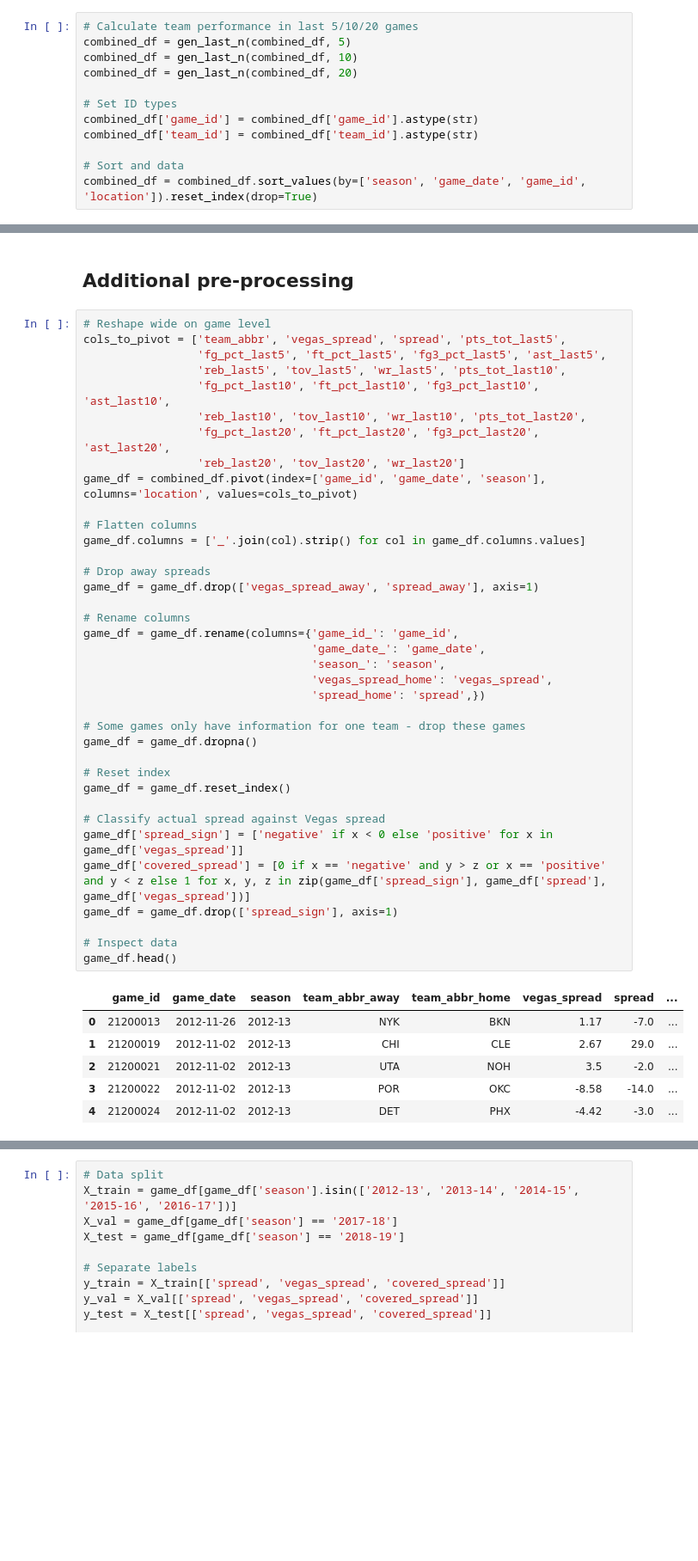
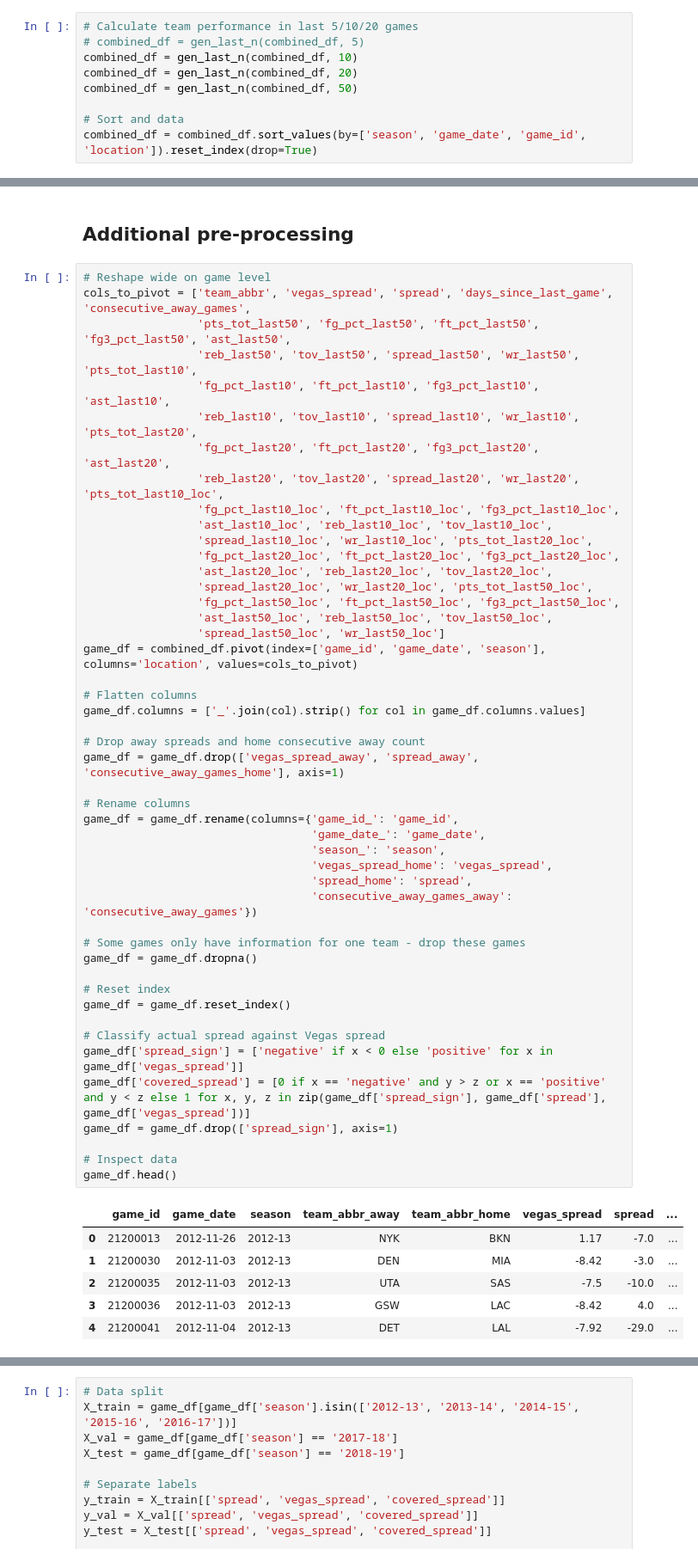
Before and after one commit to dliang5299/MIDS-207-Final-Project, a Jupyter notebook: Data_Processing.ipynb, the cells around one changed output, grey strips where cells are left out. Shown at 86% size. Saved outputs shown, nothing was run; the diff lists cells and outputs as text; blank space fills up the shorter version.

```diff
--- a/Data_Processing.ipynb
+++ b/Data_Processing.ipynb
@@ -212,13 +270,10 @@ def gen_last_n(df, n):
   return df
 # %%
 # Calculate team performance in last 5/10/20 games
-combined_df = gen_last_n(combined_df, 5)
+# combined_df = gen_last_n(combined_df, 5)
 combined_df = gen_last_n(combined_df, 10)
 combined_df = gen_last_n(combined_df, 20)
-
-# Set ID types
-combined_df['game_id'] = combined_df['game_id'].astype(str)
-combined_df['team_id'] = combined_df['team_id'].astype(str)
+combined_df = gen_last_n(combined_df, 50)
 
 # Sort and data
 combined_df = combined_df.sort_values(by=['season', 'game_date', 'game_id', 'location']).reset_index(drop=True)
@@ -344,48 +429,58 @@ plt.show()
 ## Additional pre-processing
 # %%
 # Reshape wide on game level
-cols_to_pivot = ['team_abbr', 'vegas_spread', 'spread', 'pts_tot_last5',
-                 'fg_pct_last5', 'ft_pct_last5', 'fg3_pct_last5', 'ast_last5',
-                 'reb_last5', 'tov_last5', 'wr_last5', 'pts_tot_last10',
+cols_to_pivot = ['team_abbr', 'vegas_spread', 'spread', 'days_since_last_game', 'consecutive_away_games',
+                 'pts_tot_last50', 'fg_pct_last50', 'ft_pct_last50', 'fg3_pct_last50', 'ast_last50',
+                 'reb_last50', 'tov_last50', 'spread_last50', 'wr_last50', 'pts_tot_last10',
                  'fg_pct_last10', 'ft_pct_last10', 'fg3_pct_last10', 'ast_last10',
-                 'reb_last10', 'tov_last10', 'wr_last10', 'pts_tot_last20',
+                 'reb_last10', 'tov_last10', 'spread_last10', 'wr_last10', 'pts_tot_last20',
                  'fg_pct_last20', 'ft_pct_last20', 'fg3_pct_last20', 'ast_last20',
-                 'reb_last20', 'tov_last20', 'wr_last20']
+                 'reb_last20', 'tov_last20', 'spread_last20', 'wr_last20', 'pts_tot_last10_loc',
+                 'fg_pct_last10_loc', 'ft_pct_last10_loc', 'fg3_pct_last10_loc',
+                 'ast_last10_loc', 'reb_last10_loc', 'tov_last10_loc',
+                 'spread_last10_loc', 'wr_last10_loc', 'pts_tot_last20_loc',
+                 'fg_pct_last20_loc', 'ft_pct_last20_loc', 'fg3_pct_last20_loc',
+                 'ast_last20_loc', 'reb_last20_loc', 'tov_last20_loc',
+                 'spread_last20_loc', 'wr_last20_loc', 'pts_tot_last50_loc',
+                 'fg_pct_last50_loc', 'ft_pct_last50_loc', 'fg3_pct_last50_loc',
+                 'ast_last50_loc', 'reb_last50_loc', 'tov_last50_loc',
+                 'spread_last50_loc', 'wr_last50_loc']
 game_df = combined_df.pivot(index=['game_id', 'game_date', 'season'], columns='location', values=cols_to_pivot)
 
 # Flatten columns
 game_df.columns = ['_'.join(col).strip() for col in game_df.columns.values]
 
-# Drop away spreads
-game_df = game_df.drop(['vegas_spread_away', 'spread_away'], axis=1)
+# Drop away spreads and home consecutive away count
+game_df = game_df.drop(['vegas_spread_away', 'spread_away', 'consecutive_away_games_home'], axis=1)
 
 # Rename columns
 game_df = game_df.rename(columns={'game_id_': 'game_id',
                                   'game_date_': 'game_date',
                                   'season_': 'season',
                                   'vegas_spread_home': 'vegas_spread',
-                                  'spread_home': 'spread',})
+                                  'spread_home': 'spread',
+                                  'consecutive_away_games_away': 'consecutive_away_games'})
 
 # Some games only have information for one team - drop these games
 game_df = game_df.dropna()
 
 # Reset index
 game_df = game_df.reset_index()
 
 # Classify actual spread against Vegas spread
 game_df['spread_sign'] = ['negative' if x < 0 else 'positive' for x in game_df['vegas_spread']]
 game_df['covered_spread'] = [0 if x == 'negative' and y > z or x == 'positive' and y < z else 1 for x, y, z in zip(game_df['spread_sign'], game_df['spread'], game_df['vegas_spread'])]
 game_df = game_df.drop(['spread_sign'], axis=1)
 
 # Inspect data
 game_df.head()
 # %% [output]
 |  | game_id | game_date | season | team_abbr_away | team_abbr_home | vegas_spread | spread | ... |
 | 0 | 21200013 | 2012-11-26 | 2012-13 | NYK | BKN | 1.17 | -7.0 | ... |
-| 1 | 21200019 | 2012-11-02 | 2012-13 | CHI | CLE | 2.67 | 29.0 | ... |
-| 2 | 21200021 | 2012-11-02 | 2012-13 | UTA | NOH | 3.5 | -2.0 | ... |
-| 3 | 21200022 | 2012-11-02 | 2012-13 | POR | OKC | -8.58 | -14.0 | ... |
-| 4 | 21200024 | 2012-11-02 | 2012-13 | DET | PHX | -4.42 | -3.0 | ... |
+| 1 | 21200030 | 2012-11-03 | 2012-13 | DEN | MIA | -8.42 | -3.0 | ... |
+| 2 | 21200035 | 2012-11-03 | 2012-13 | UTA | SAS | -7.5 | -10.0 | ... |
+| 3 | 21200036 | 2012-11-03 | 2012-13 | GSW | LAC | -8.42 | 4.0 | ... |
+| 4 | 21200041 | 2012-11-04 | 2012-13 | DET | LAL | -7.92 | -29.0 | ... |
 # %%
 # Inspect result class balance
 game_df['covered_spread'].value_counts()
```
Also changed, not shown: parts of 12 cells of this notebook.
